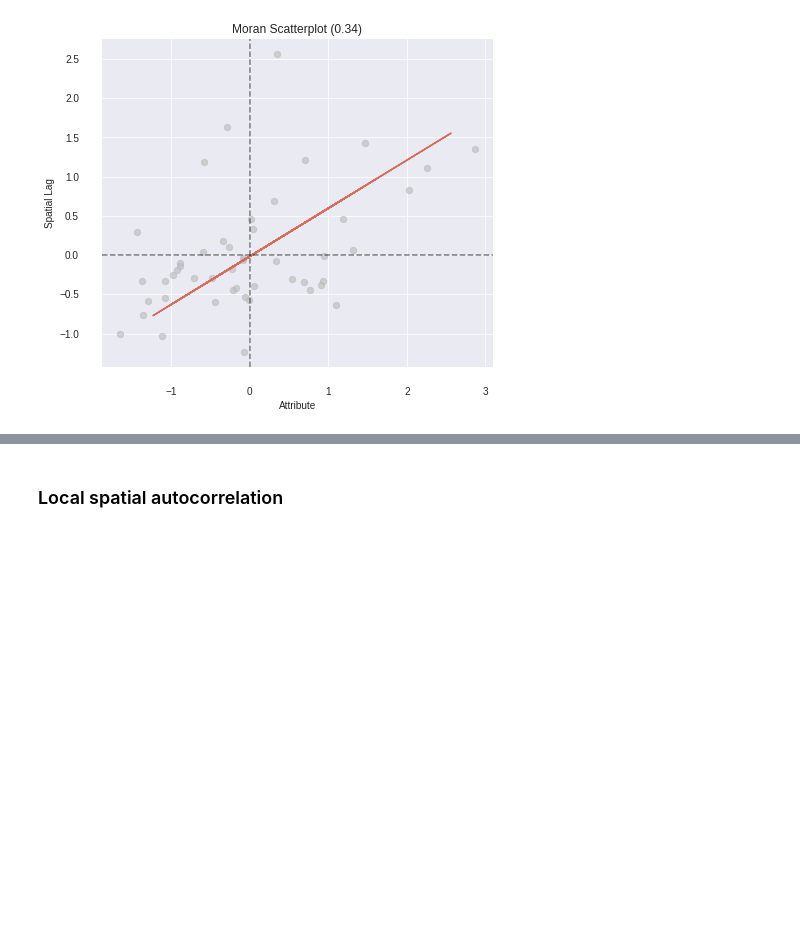
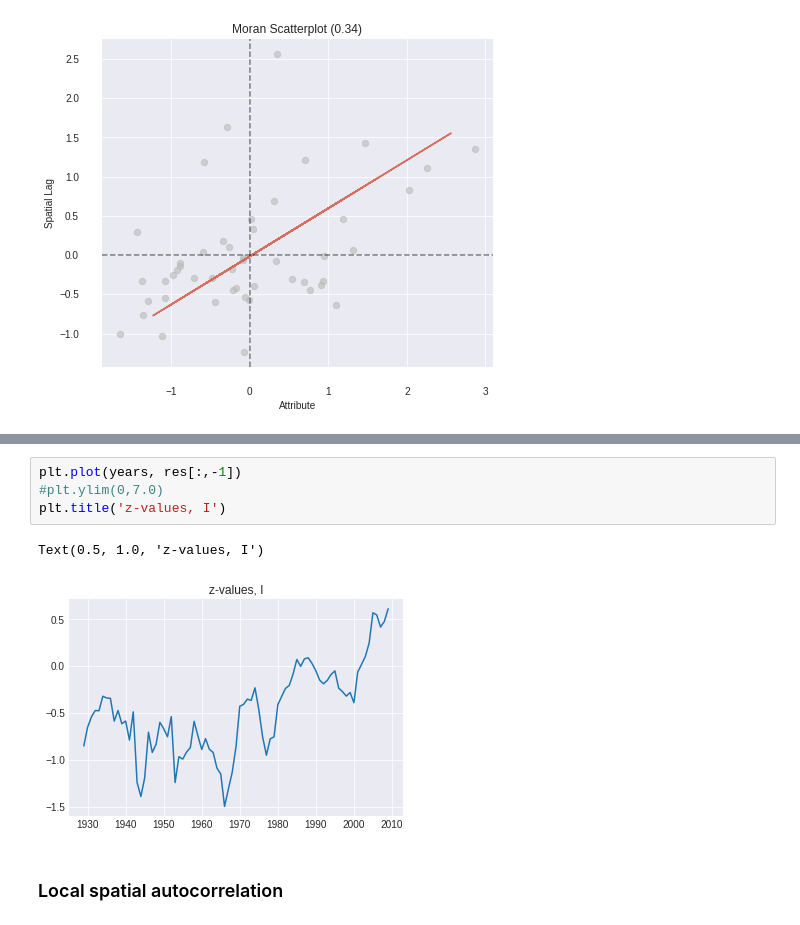
Before and after one commit to quarcs-lab/pysal-tutorials, a Jupyter notebook: giddy_space_time_withDetails.ipynb, the cells around one changed output, grey strips where cells are left out. Saved outputs shown, nothing was run; the diff lists cells and outputs as text; blank space fills up the shorter version.

```diff
--- a/giddy_space_time_withDetails.ipynb
+++ b/giddy_space_time_withDetails.ipynb
@@ -362,3 +383,10 @@ moranY2.p_sim
+# %%
+plt.plot(years, res[:,-1])
+#plt.ylim(0,7.0)
+plt.title('z-values, I')
+# %% [output]
+Text(0.5, 1.0, 'z-values, I')
+[figure, added]
 # %% [markdown]
 ### Local spatial autocorrelation
 # %% [markdown]
```
Also changed, not shown: parts of 9 cells of this notebook.
